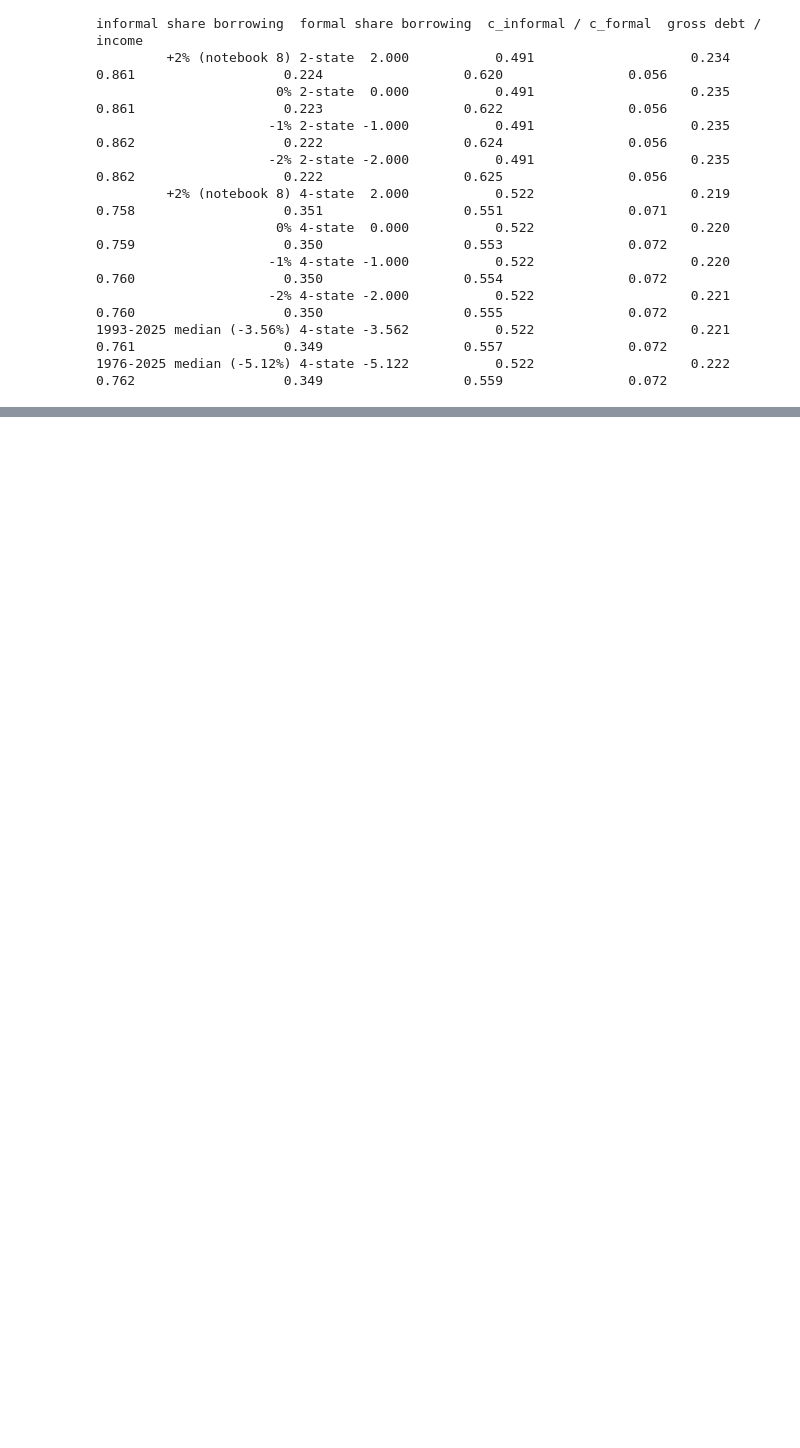
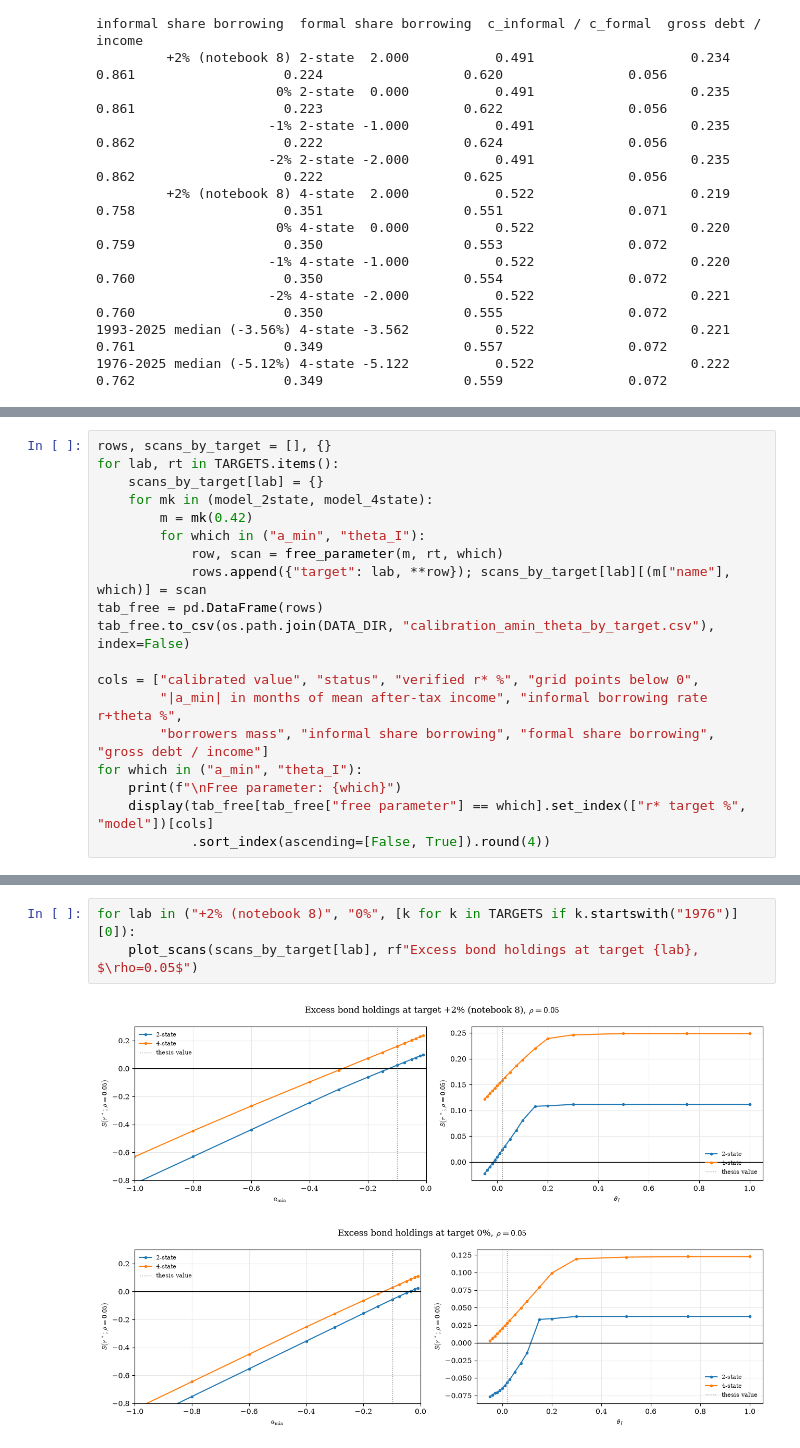
Before and after one commit to gtriberti9/Thesis_ArgFiscal, a Jupyter notebook: 8b. empirical_claims_negative_r.ipynb, the cells around one changed output, grey strips where cells are left out. Cells and saved outputs as stored; diff of their text form; blank space fills up the shorter version.

```diff
--- a/8b. empirical_claims_negative_r.ipynb
+++ b/8b. empirical_claims_negative_r.ipynb
@@ -419,0 +527,19 @@ r* target %
+# %%
+rows, scans_by_target = [], {}
+for lab, rt in TARGETS.items():
+    scans_by_target[lab] = {}
+    for mk in (model_2state, model_4state):
+        m = mk(0.42)
+        for which in ("a_min", "theta_I"):
+            row, scan = free_parameter(m, rt, which)
+            rows.append({"target": lab, **row}); scans_by_target[lab][(m["name"], which)] = scan
+tab_free = pd.DataFrame(rows)
+tab_free.to_csv(os.path.join(DATA_DIR, "calibration_amin_theta_by_target.csv"), index=False)
+
+cols = ["calibrated value", "status", "verified r* %", "grid points below 0",
+        "|a_min| in months of mean after-tax income", "informal borrowing rate r+theta %",
+        "borrowers mass", "informal share borrowing", "formal share borrowing", "gross debt / income"]
+for which in ("a_min", "theta_I"):
+    print(f"\nFree parameter: {which}")
+    display(tab_free[tab_free["free parameter"] == which].set_index(["r* target %", "model"])[cols]
+            .sort_index(ascending=[False, True]).round(4))
@@ -419,0 +577,6 @@ r* target %
+# %%
+for lab in ("+2% (notebook 8)", "0%", [k for k in TARGETS if k.startswith("1976")][0]):
+    plot_scans(scans_by_target[lab], rf"Excess bond holdings at target {lab}, $\rho=0.05$")
+# %% [output]
+[figure, added]
+[figure, added]
```
Also changed, not shown: parts of 14 cells of this notebook, 3 other files.
